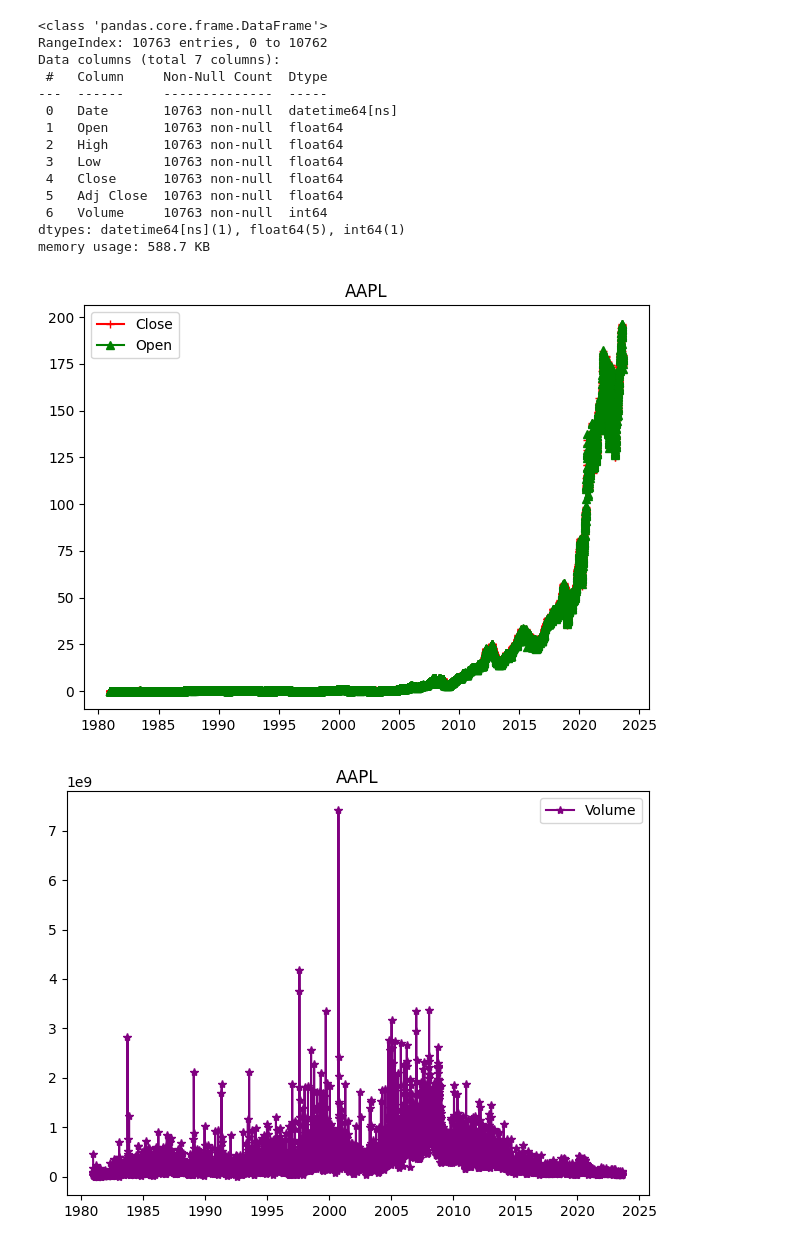
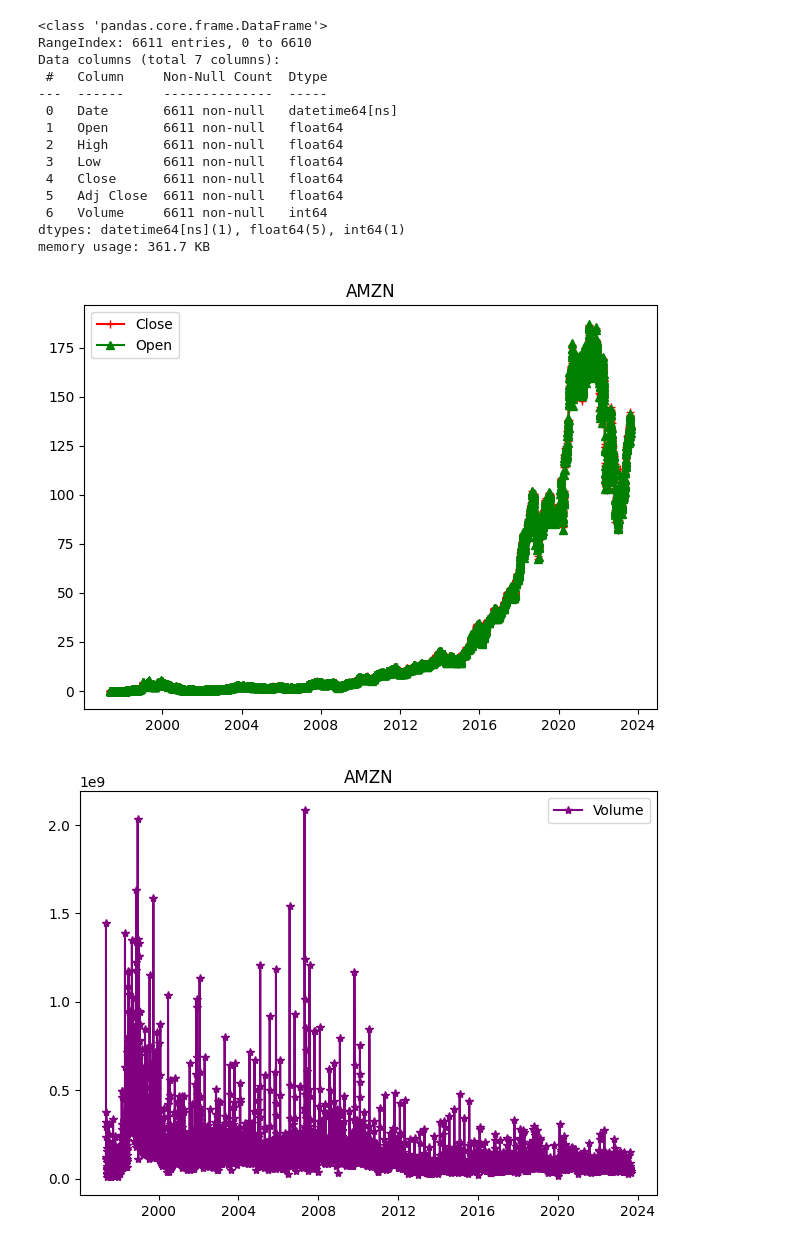
Before and after one commit to AwNerd/stock-prediction-model, a Jupyter notebook: forecasting.ipynb, the cells around one changed output. Saved outputs shown, nothing was run; the diff lists cells and outputs as text; code cells hidden in the pictures.

```diff
--- a/forecasting.ipynb
+++ b/forecasting.ipynb
@@ -15,3 +13,6 @@ data = pd.read_csv('AAPL.csv')
+# %%
+stockname = input("Enter Stock Name:")
+data = pd.read_csv(stockname+'.csv')
 # %%
 data.info()
 # %% [output]
@@ -34,36 +35,36 @@ data['Date'] = pd.to_datetime(data['Date'])
 data.info()
 # %% [output]
 <class 'pandas.core.frame.DataFrame'>
-RangeIndex: 10763 entries, 0 to 10762
+RangeIndex: 6611 entries, 0 to 6610
 Data columns (total 7 columns):
  #   Column     Non-Null Count  Dtype
 ---  ------     --------------  -----
- 0   Date       10763 non-null  datetime64[ns]
- 1   Open       10763 non-null  float64
- 2   High       10763 non-null  float64
- 3   Low        10763 non-null  float64
- 4   Close      10763 non-null  float64
- 5   Adj Close  10763 non-null  float64
- 6   Volume     10763 non-null  int64
+ 0   Date       6611 non-null   datetime64[ns]
+ 1   Open       6611 non-null   float64
+ 2   High       6611 non-null   float64
+ 3   Low        6611 non-null   float64
+ 4   Close      6611 non-null   float64
+ 5   Adj Close  6611 non-null   float64
+ 6   Volume     6611 non-null   int64
 dtypes: datetime64[ns](1), float64(5), int64(1)
-memory usage: 588.7 KB
+memory usage: 361.7 KB
 # %%
 plt.plot(data['Date'], data['Close'], c="r", label="Close", marker="+")
 plt.plot(data['Date'], data['Open'], c="g", label="Open", marker="^")
-plt.title("AAPL")
+plt.title(stockname)
 plt.legend()
 plt.tight_layout()
 plt.show()
 # %% [output]
-[figure, old version]
+[figure, new version]
 # %%
 plt.plot(data['Date'], data['Volume'], c='purple', marker='*', label='Volume')
-plt.title("AAPL")
+plt.title(stockname)
 plt.legend()
 plt.tight_layout()
 plt.show()
 # %% [output]
-[figure, old version]
+[figure, new version]
 # %%
 
 stock_data = data.copy()
```
Also changed, not shown: parts of 8 cells of this notebook.
